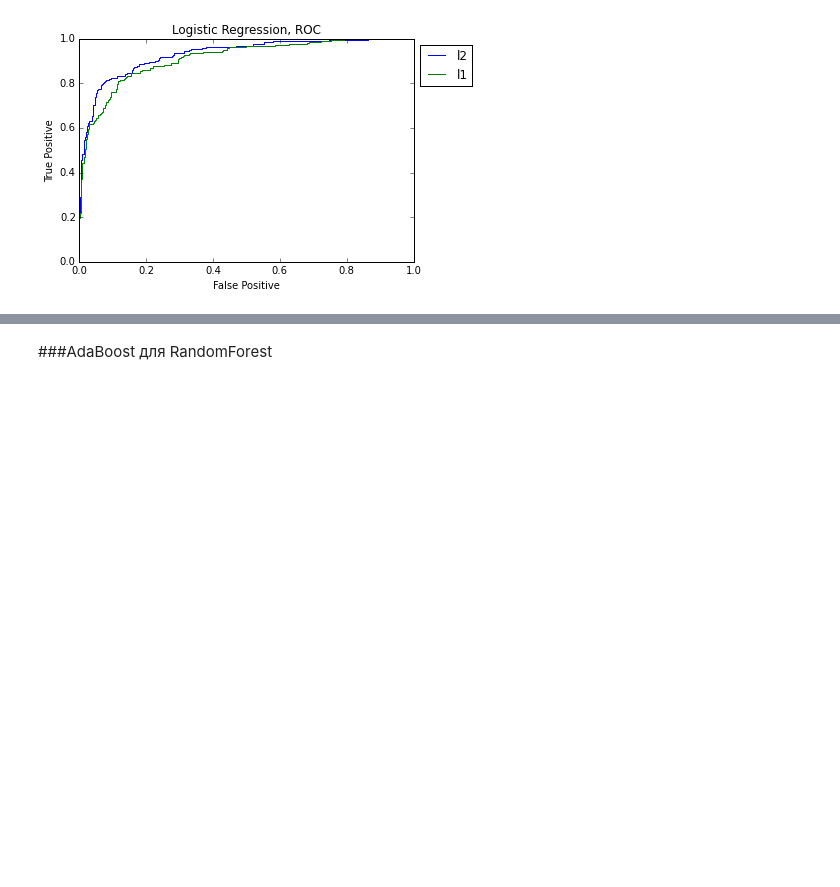
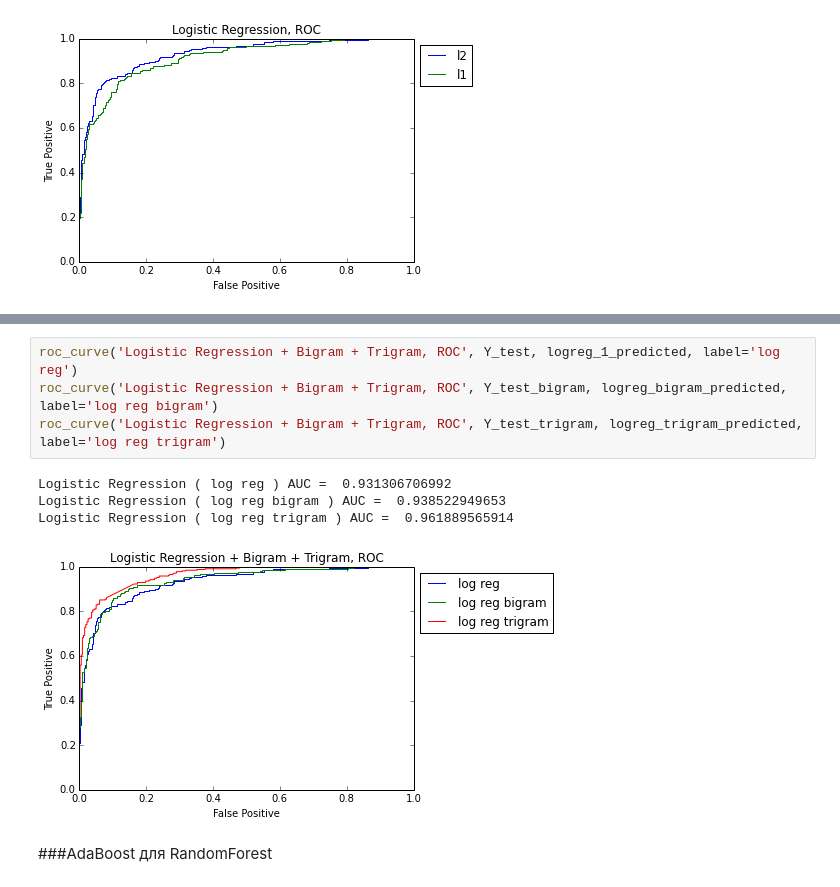
Before and after one commit to ermakovpetr/posneg, a Jupyter notebook: main.ipynb, the cells around one changed output, grey strips where cells are left out. Cells and saved outputs as stored; diff of their text form; blank space fills up the shorter version.

```diff
--- a/main.ipynb
+++ b/main.ipynb
@@ -144,3 +194,12 @@ Logistic Regression ( l1 ) AUC =  0.91215975805
+# %%
+roc_curve('Logistic Regression + Bigram + Trigram, ROC', Y_test, logreg_1_predicted, label='log reg')
+roc_curve('Logistic Regression + Bigram + Trigram, ROC', Y_test_bigram, logreg_bigram_predicted, label='log reg bigram')
+roc_curve('Logistic Regression + Bigram + Trigram, ROC', Y_test_trigram, logreg_trigram_predicted, label='log reg trigram')
+# %% [output]
+Logistic Regression ( log reg ) AUC =  0.931306706992
+Logistic Regression ( log reg bigram ) AUC =  0.938522949653
+Logistic Regression ( log reg trigram ) AUC =  0.961889565914
+[figure, added]
 # %% [markdown]
 ###AdaBoost для RandomForest
 # %%
```
Also changed, not shown: parts of 10 cells of this notebook.
